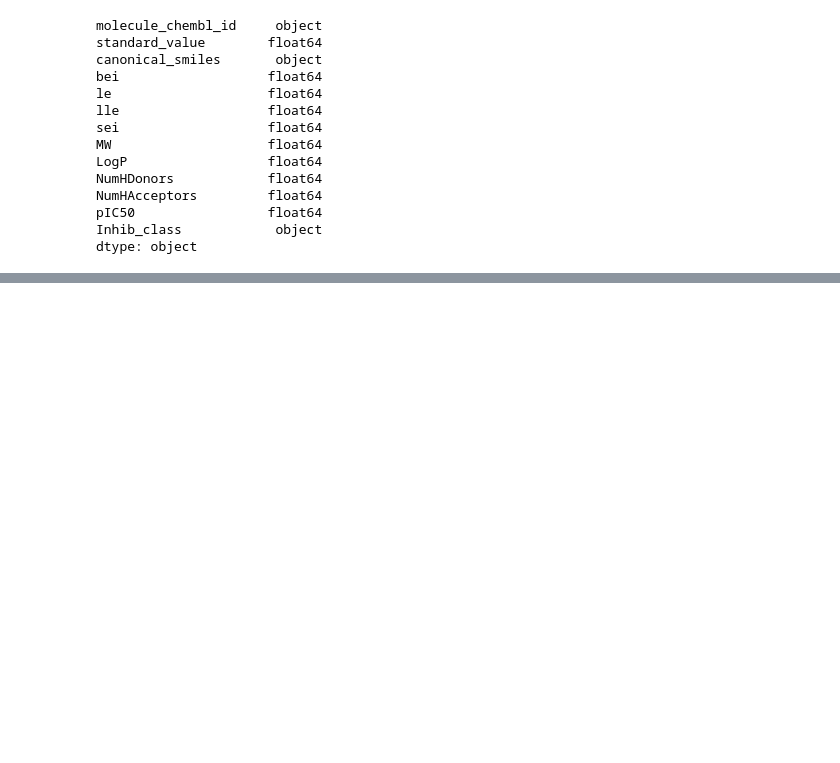
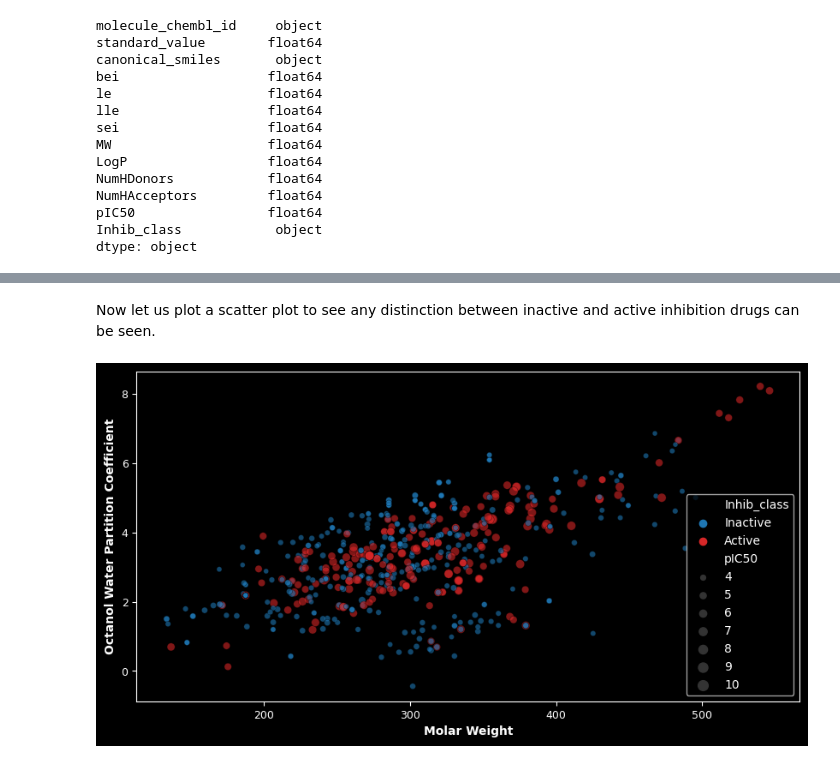
Before and after one commit to Diacod-I/BourneToKill, a Jupyter notebook: BioInfo.ipynb, the cells around one changed output, grey strips where cells are left out. Cells and saved outputs as stored; diff of their text form; code cells hidden in the pictures; blank space fills up the shorter version.

```diff
--- a/BioInfo.ipynb
+++ b/BioInfo.ipynb
@@ -733,0 +785,11 @@ dtype: object
+# %% [markdown]
+Now let us plot a scatter plot to see any distinction between inactive and active inhibition drugs can be seen.
+# %%
+plt.figure(figsize=(10,5))
+sns.scatterplot(x='MW',y='LogP',data=binary,size='pIC50',hue='Inhib_class',edgecolor='k',palette=["tab:blue","tab:red"],alpha=0.6)
+plt.xlabel('Molar Weight',fontsize=10,fontweight='bold'),plt.ylabel('Octanol Water Partition Coefficient',fontsize=10,fontweight='bold')
+plt.tick_params(labelsize=9)
+plt.legend()
+plt.show()
+# %% [output]
+[figure, added]
```
Also changed, not shown: parts of 16 cells of this notebook.
